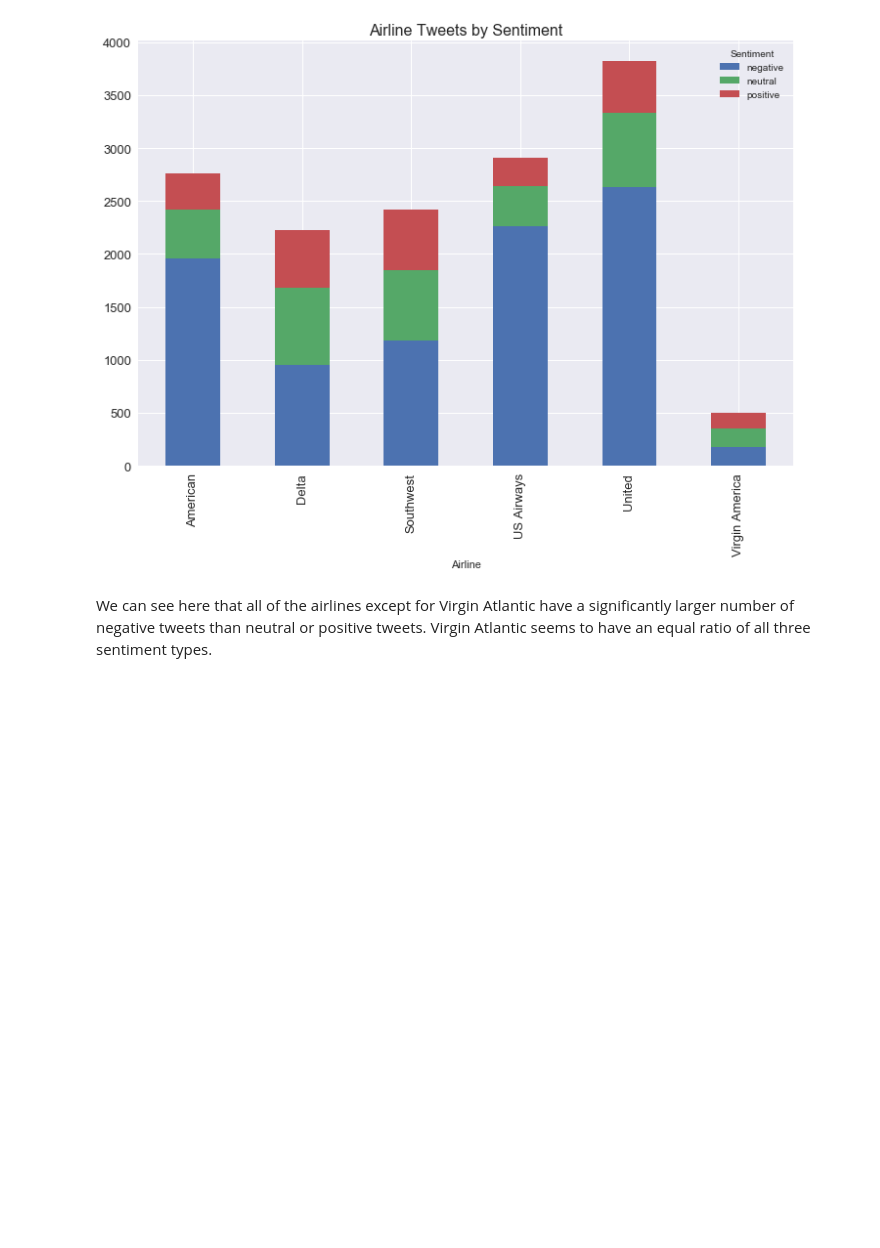
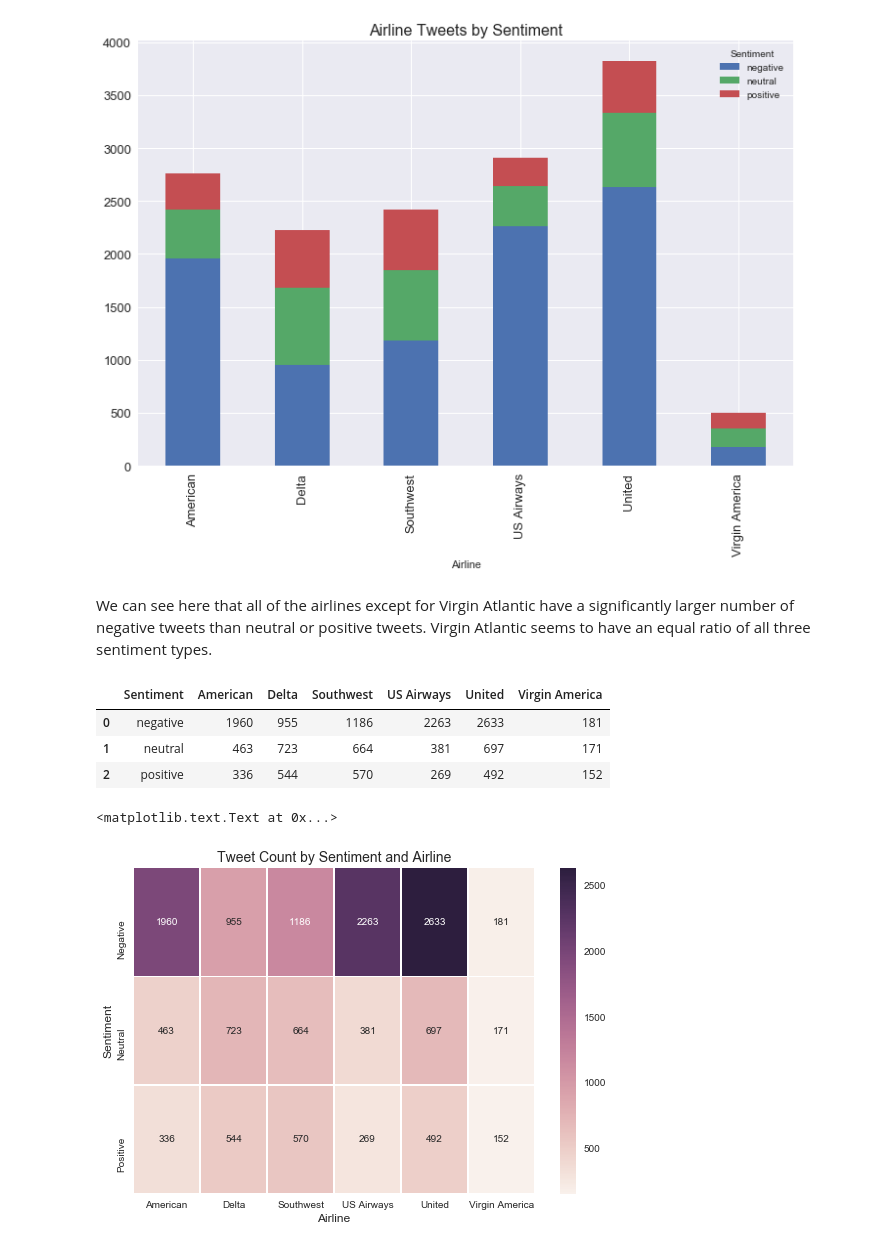
Before and after one commit to ZoeMarkovits/Data_Mining_Project_One, a Jupyter notebook: Twitter Sentiment.ipynb, the cells around one changed output. Saved outputs shown, nothing was run; the diff lists cells and outputs as text; code cells hidden in the pictures; blank space fills up the shorter version.

Commit message:
Update Twitter Project

```diff
--- a/Twitter Sentiment.ipynb
+++ b/Twitter Sentiment.ipynb
@@ -276,3 +273,23 @@ plt.title('Airline Tweets by Sentiment', fontsize=16)
 [figure]
 # %% [markdown]
 We can see here that all of the airlines except for Virgin Atlantic have a significantly larger number of negative tweets than neutral or positive tweets. Virgin Atlantic seems to have an equal ratio of all three sentiment types.
+# %%
+df_report = pd.read_csv('/Users/zoemarkovits/Documents/Grad School/Spring 2019/Data Mining/Project One/Airline_Confusion_Matrix.csv')
+df_report.head()
+# %% [output]
+|  | Sentiment | American | Delta | Southwest | US Airways | United | Virgin America |
+| 0 | negative | 1960 | 955 | 1186 | 2263 | 2633 | 181 |
+| 1 | neutral | 463 | 723 | 664 | 381 | 697 | 171 |
+| 2 | positive | 336 | 544 | 570 | 269 | 492 | 152 |
+# %%
+f, ax = plt.subplots(figsize=(9, 6))
+yticks = ['Negative','Neutral','Positive']
+
+sns.heatmap(df_report[['American', 'Delta', 'Southwest', 'US Airways', 'United', 'Virgin America']], annot=True, \
+            fmt="d", linewidths=.5, ax=ax, yticklabels=yticks)
+plt.title('Tweet Count by Sentiment and Airline', fontsize=14)
+plt.xlabel('Airline', fontsize=12)
+plt.ylabel('Sentiment', fontsize=12)
+# %% [output]
+<matplotlib.text.Text at 0x...>
+[figure, added]
```
Also changed, not shown: parts of 22 cells of this notebook.
